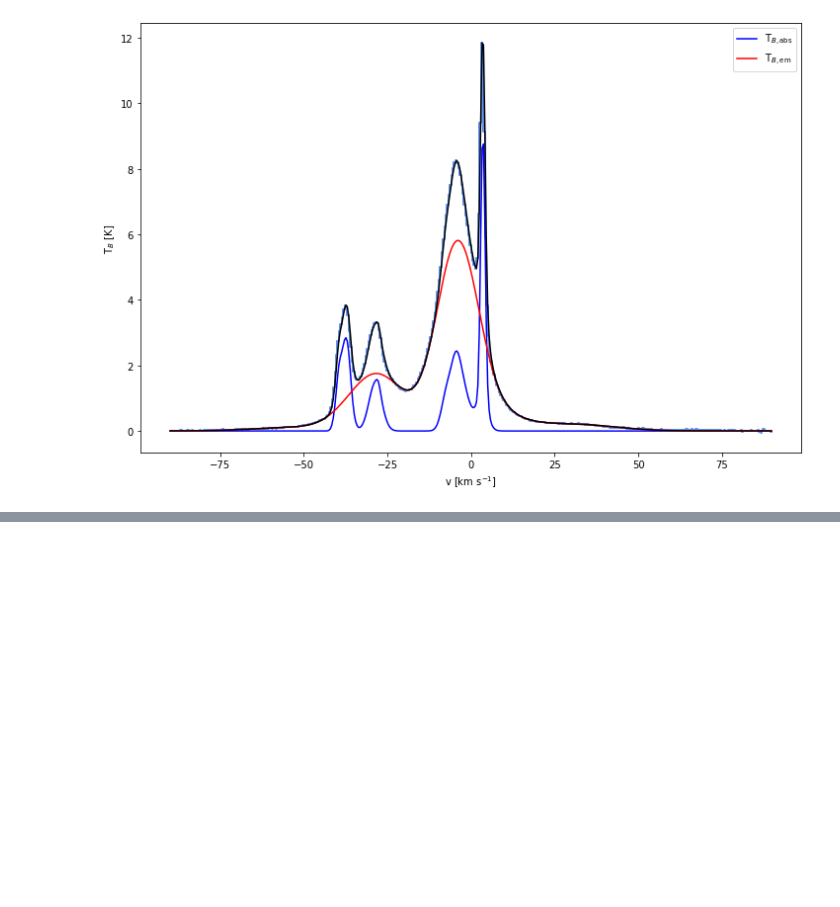
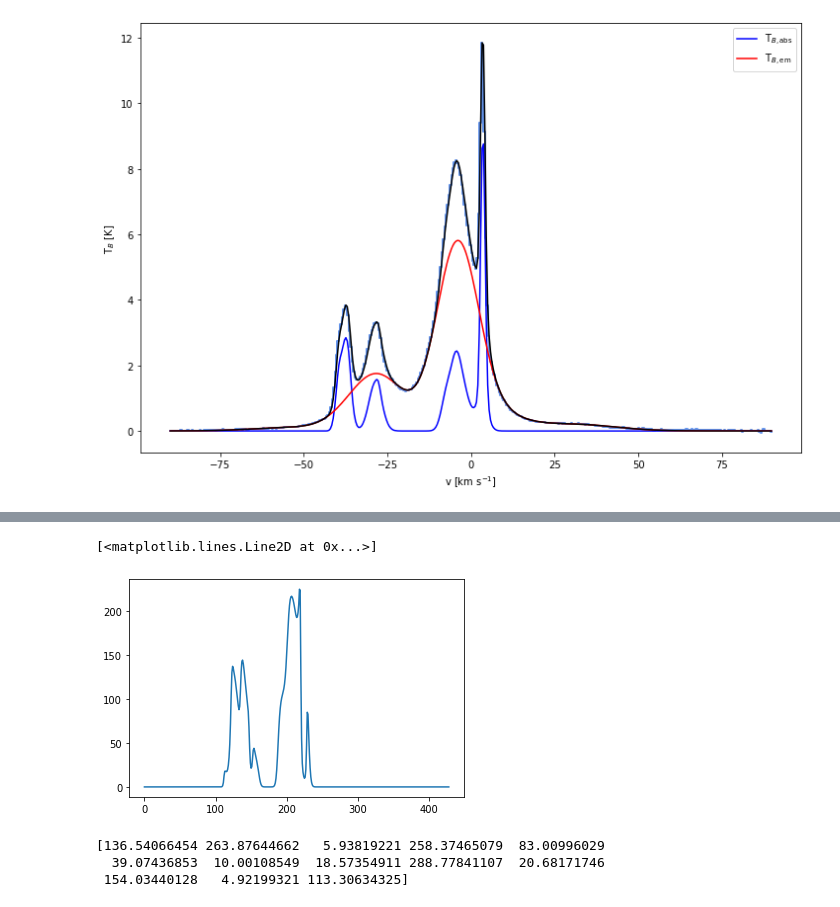
Before and after one commit to antoinemarchal/GASKAP, a Jupyter notebook: GASKAP_absorption.ipynb, the cells around one changed output, grey strips where cells are left out. Saved outputs shown, nothing was run; the diff lists cells and outputs as text; code cells hidden in the pictures; blank space fills up the shorter version.

```diff
--- a/GASKAP_absorption.ipynb
+++ b/GASKAP_absorption.ipynb
@@ -278,0 +300,12 @@ plt.legend()
+# %%
+plt.plot(model_Tb_abs / (1. - np.exp(-model_cube[:,1])))
+# %% [output]
+[<matplotlib.lines.Line2D at 0x...>]
+[figure, added]
+# %%
+Ts_naive = params[0::3,0][idx_abs] / (1. - np.exp(-params[0::3,1][idx_abs]))
+print(Ts_naive)
+# %% [output]
+[136.54066454 263.87644662   5.93819221 258.37465079  83.00996029
+  39.07436853  10.00108549  18.57354911 288.77841107  20.68171746
+ 154.03440128   4.92199321 113.30634325]
```
Also changed, not shown: parts of 5 cells of this notebook.
